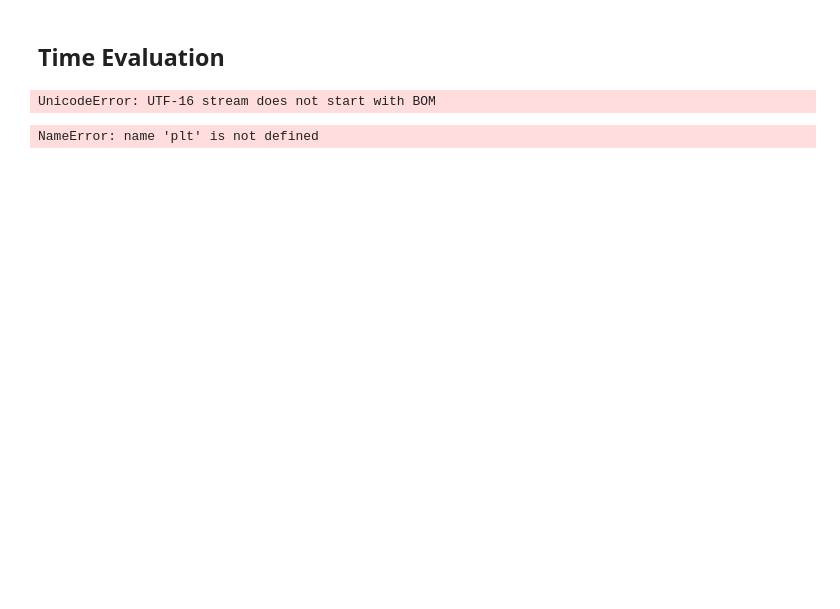
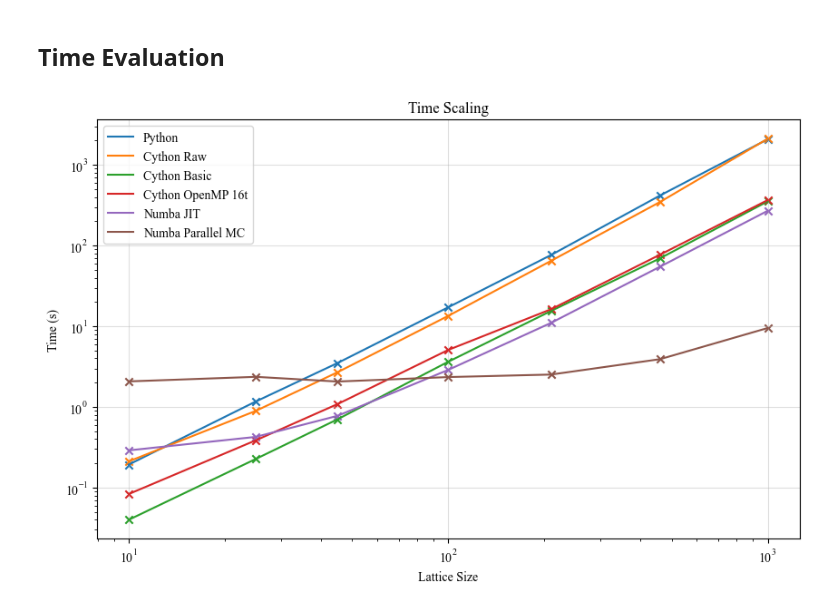
Before and after one commit to Viola03/accelerating_lebwhollasher, a Jupyter notebook: post_processing.ipynb, the cells around one changed output. Drawn from its saved outputs; the diff is of its cells as text; code cells hidden in the pictures; blank space fills up the shorter version.

```diff
--- a/post_processing.ipynb
+++ b/post_processing.ipynb
@@ -86,37 +88,54 @@ df = pd.DataFrame(data)
 cythonraw = extract_size_time("cython-raw.txt")
 cythonrawdf = pd.DataFrame(cythonraw)
 
+cythonbasic = pd.DataFrame(extract_size_time("cython-basic.txt"))
+cythonfull = pd.DataFrame(extract_size_time("cython-full.txt"))
+
+npvector = pd.DataFrame(extract_size_time("npvector.txt"))
+
 numbaj = pd.DataFrame(extract_size_time("numbajit.txt"))
 numbapMC = pd.DataFrame(extract_size_time("numba-parallelMC.txt"))
-# %% [output]
-UnicodeError: UTF-16 stream does not start with BOM
 # %%
 
 plt.figure(figsize=(10, 6))
 
 #Basic Data
-plt.scatter(df['Size'], df['Time'])
+plt.scatter(df['Size'], df['Time'], marker='x')
 plt.plot(df['Size'], df['Time'], label='Python')
 
+#Numpy Vectorisation
+plt.scatter(npvector['Size'], npvector['Time'], marker='x')
+plt.plot(npvector['Size'], npvector['Time'], label='Python')
+
 #Raw Cythonised Data
-plt.scatter(cythonrawdf['Size'], cythonrawdf['Time'])
+plt.scatter(cythonrawdf['Size'], cythonrawdf['Time'], marker='x')
 plt.plot(cythonrawdf['Size'], cythonrawdf['Time'], label='Cython Raw')
 
+#Basic Cython
+plt.scatter(cythonbasic['Size'], cythonbasic['Time'], marker='x')
+plt.plot(cythonbasic['Size'],  cythonbasic['Time'], label='Cython Basic')
+
+#OpenMP Cython
+plt.scatter( cythonfull['Size'], cythonfull['Time'], marker='x')
+plt.plot(cythonfull['Size'], cythonfull['Time'], label='Cython OpenMP 16t')
+
 #Numba JIT
-plt.scatter(numbaj['Size'], numbaj['Time'])
+plt.scatter(numbaj['Size'], numbaj['Time'], marker='x')
 plt.plot(numbaj['Size'], numbaj['Time'], label='Numba JIT')
 
 #Numba Parallel MC
-plt.scatter(numbapMC['Size'], numbapMC['Time'])
+plt.scatter(numbapMC['Size'], numbapMC['Time'], marker='x')
 plt.plot(numbapMC['Size'], numbapMC['Time'], label='Numba Parallel MC')
+
 
 #Formatting
 plt.yscale('log')
 plt.xscale('log')
 plt.title('Time Scaling')
 plt.xlabel('Lattice Size')
 plt.ylabel('Time (s)')
+plt.grid(True, alpha=0.4)
 plt.legend()
 plt.show()
 # %% [output]
-NameError: name 'plt' is not defined
+[figure, added]
```
Also changed, not shown: parts of 2 cells of this notebook, 2 other files.
